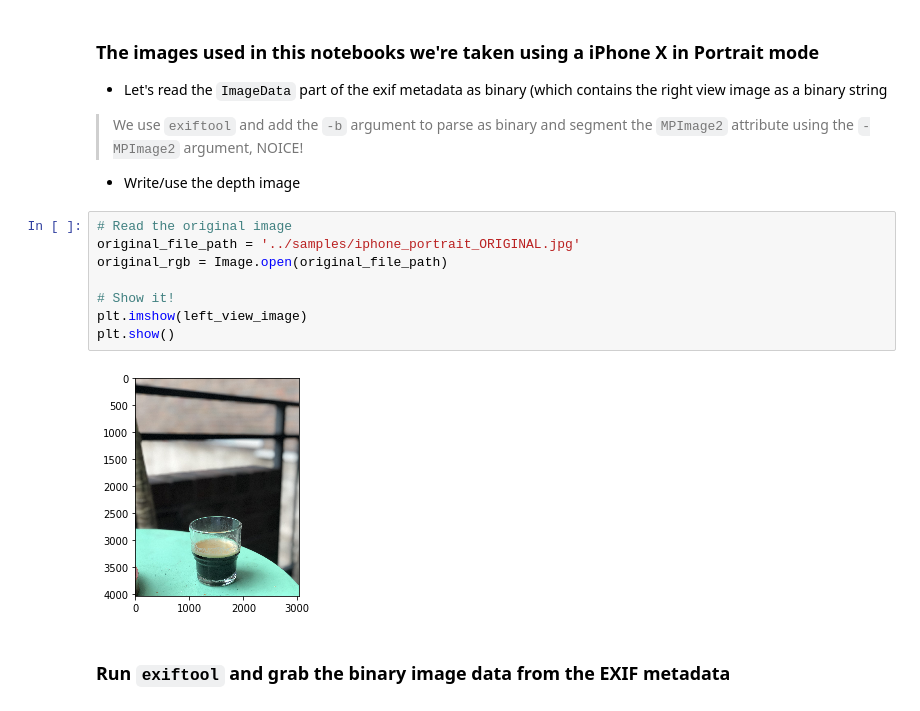
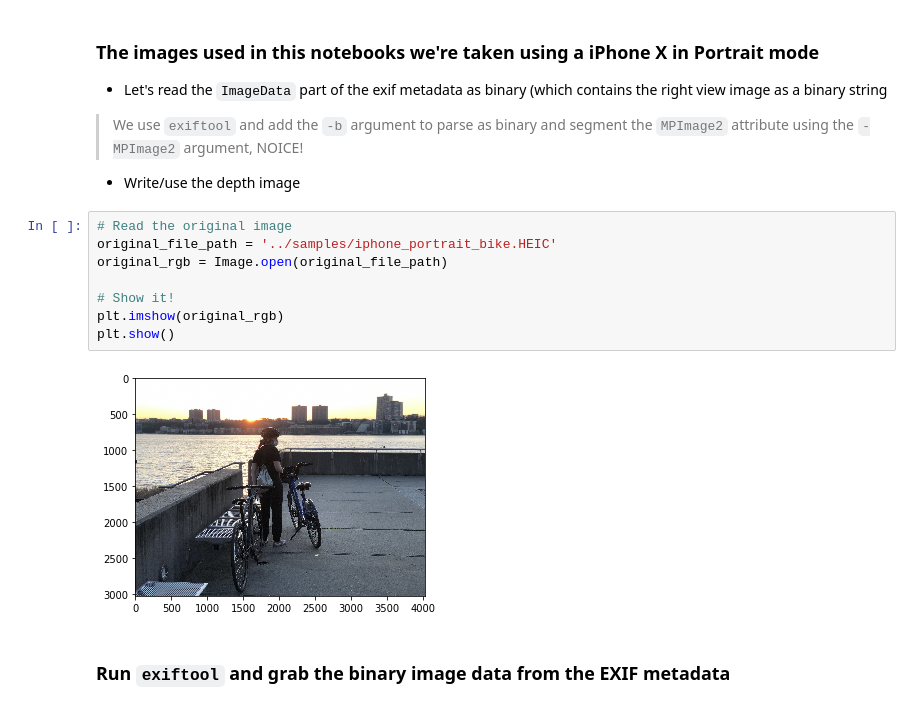
Before and after one commit to juniorxsound/EXIF-Metadata-Image-Extraction, a Jupyter notebook: notebooks/iPhone Portrait Depth.ipynb, the cells around one changed output. Saved outputs shown, nothing was run; the diff lists cells and outputs as text.

```diff
--- a/notebooks/iPhone Portrait Depth.ipynb
+++ b/notebooks/iPhone Portrait Depth.ipynb
@@ -13,14 +13,14 @@ from io import BytesIO
 - Write/use the depth image
 # %%
 # Read the original image
-original_file_path = '../samples/iphone_portrait_ORIGINAL.jpg'
+original_file_path = '../samples/iphone_portrait_bike.HEIC'
 original_rgb = Image.open(original_file_path)
 
 # Show it!
-plt.imshow(left_view_image)
+plt.imshow(original_rgb)
 plt.show()
 # %% [output]
-[figure, old version]
+[figure, new version]
 # %% [markdown]
 ### Run `exiftool` and grab the binary image data from the EXIF metadata
 # %%
```
Also changed, not shown: parts of 1 cell of this notebook, 3 other files.
